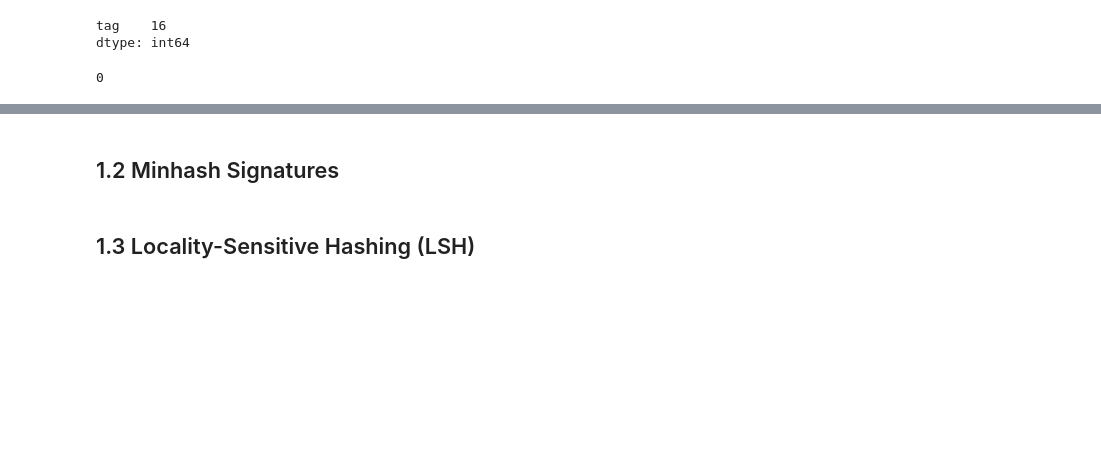
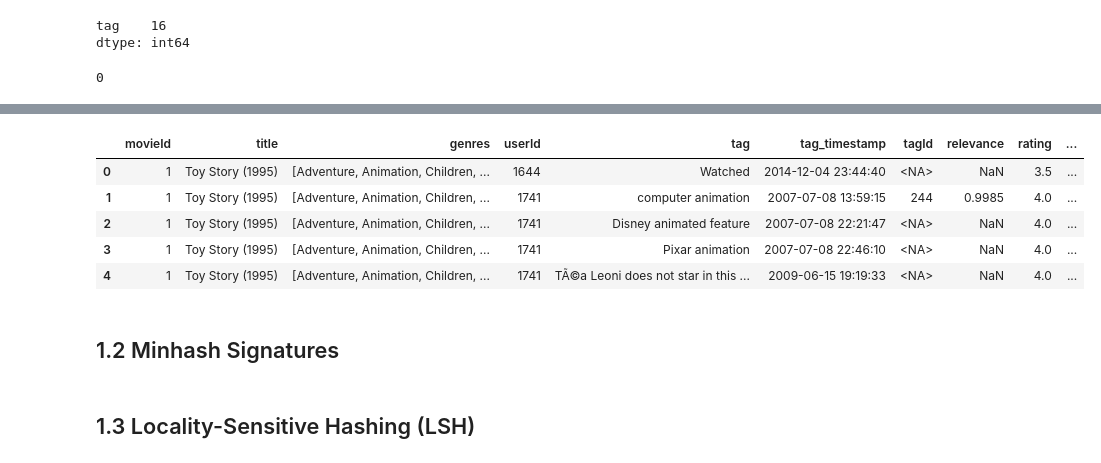
Before and after one commit to delgiudice1967219/ADM_HW4, a Jupyter notebook: main.ipynb, the cells around one changed output, grey strips where cells are left out. Saved outputs shown, nothing was run; the diff lists cells and outputs as text; code cells hidden in the pictures; blank space fills up the shorter version.

```diff
--- a/main.ipynb
+++ b/main.ipynb
@@ -250,0 +225,4 @@ tags.head()
+# %%
+#tag ids are converted into floats because od Nan values
+#let's convert them back to nullable ints
+merged_tags['tagId'] = merged_tags['tagId'].astype('Int64')
@@ -250,0 +238,3 @@ tags.head()
+# %%
+# joining the genome_scores to add the tag relevance
+merged_tag = pd.merge(merged_tags, genome_scores, on = ['movieId', 'tagId'], how='left')
@@ -250,0 +250,3 @@ tags.head()
+# %%
+df = pd.merge(merged_tag, rating, on = ['userId', 'movieId'], how = 'left')
+df.head()
@@ -250,0 +260,12 @@ tags.head()
+# %%
+df = pd.merge(movie, df, on ='movieId', how='left')
+# %%
+df['userId'] = df['userId'].astype('Int64')
+df.head()
+# %% [output]
+|  | movieId | title | genres | userId | tag | tag_timestamp | tagId | relevance | rating | ... |
+| 0 | 1 | Toy Story (1995) | [Adventure, Animation, Children, ... | 1644 | Watched | 2014-12-04 23:44:40 | <NA> | NaN | 3.5 | ... |
+| 1 | 1 | Toy Story (1995) | [Adventure, Animation, Children, ... | 1741 | computer animation | 2007-07-08 13:59:15 | 244 | 0.9985 | 4.0 | ... |
+| 2 | 1 | Toy Story (1995) | [Adventure, Animation, Children, ... | 1741 | Disney animated feature | 2007-07-08 22:21:47 | <NA> | NaN | 4.0 | ... |
+| 3 | 1 | Toy Story (1995) | [Adventure, Animation, Children, ... | 1741 | Pixar animation | 2007-07-08 22:46:10 | <NA> | NaN | 4.0 | ... |
+| 4 | 1 | Toy Story (1995) | [Adventure, Animation, Children, ... | 1741 | TÃ©a Leoni does not star in this ... | 2009-06-15 19:19:33 | <NA> | NaN | 4.0 | ... |
```
Also changed, not shown: parts of 12 cells of this notebook.
